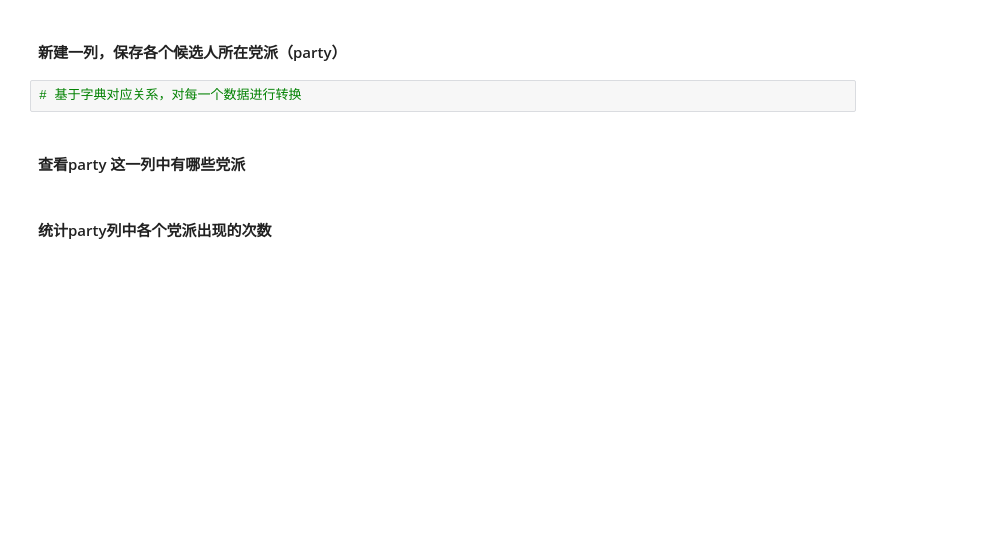
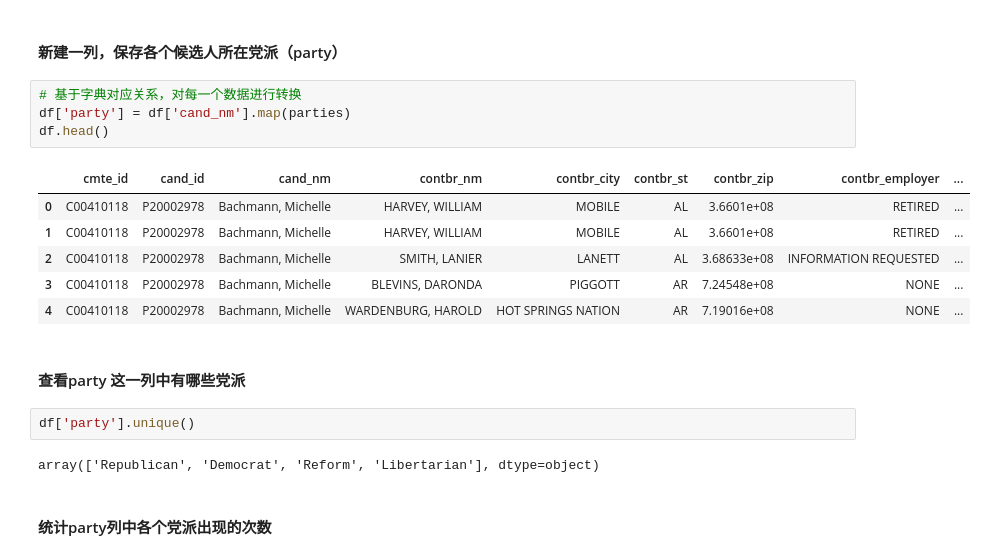
Before and after one commit to PeterZhangxing/my_lectures, a Jupyter notebook: third_lecture/usa_election_pd_blank.ipynb, the cells around one changed output. Drawn from its saved outputs; the diff is of its cells as text; blank space fills up the shorter version.

```diff
--- a/third_lecture/usa_election_pd_blank.ipynb
+++ b/third_lecture/usa_election_pd_blank.ipynb
@@ -55,9 +55,22 @@ df.head(3)
 | 2 | C00410118 | P20002978 | Bachmann, Michelle | SMITH, LANIER | LANETT | AL | 3.68633e+08 | INFORMATION REQUESTED | ... |
 # %% [markdown]
 #### 新建一列，保存各个候选人所在党派（party）
-# %%
-# 基于字典对应关系，对每一个数据进行转换
+# %%
+# 基于字典对应关系，对每一个数据进行转换
+df['party'] = df['cand_nm'].map(parties)
+df.head()
+# %% [output]
+|  | cmte_id | cand_id | cand_nm | contbr_nm | contbr_city | contbr_st | contbr_zip | contbr_employer | ... |
+| 0 | C00410118 | P20002978 | Bachmann, Michelle | HARVEY, WILLIAM | MOBILE | AL | 3.6601e+08 | RETIRED | ... |
+| 1 | C00410118 | P20002978 | Bachmann, Michelle | HARVEY, WILLIAM | MOBILE | AL | 3.6601e+08 | RETIRED | ... |
+| 2 | C00410118 | P20002978 | Bachmann, Michelle | SMITH, LANIER | LANETT | AL | 3.68633e+08 | INFORMATION REQUESTED | ... |
+| 3 | C00410118 | P20002978 | Bachmann, Michelle | BLEVINS, DARONDA | PIGGOTT | AR | 7.24548e+08 | NONE | ... |
+| 4 | C00410118 | P20002978 | Bachmann, Michelle | WARDENBURG, HAROLD | HOT SPRINGS NATION | AR | 7.19016e+08 | NONE | ... |
 # %% [markdown]
 #### 查看party 这一列中有哪些党派
+# %%
+df['party'].unique()
+# %% [output]
+array(['Republican', 'Democrat', 'Reform', 'Libertarian'], dtype=object)
 # %% [markdown]
 #### 统计party列中各个党派出现的次数
```
Also changed, not shown: parts of 17 cells of this notebook.
